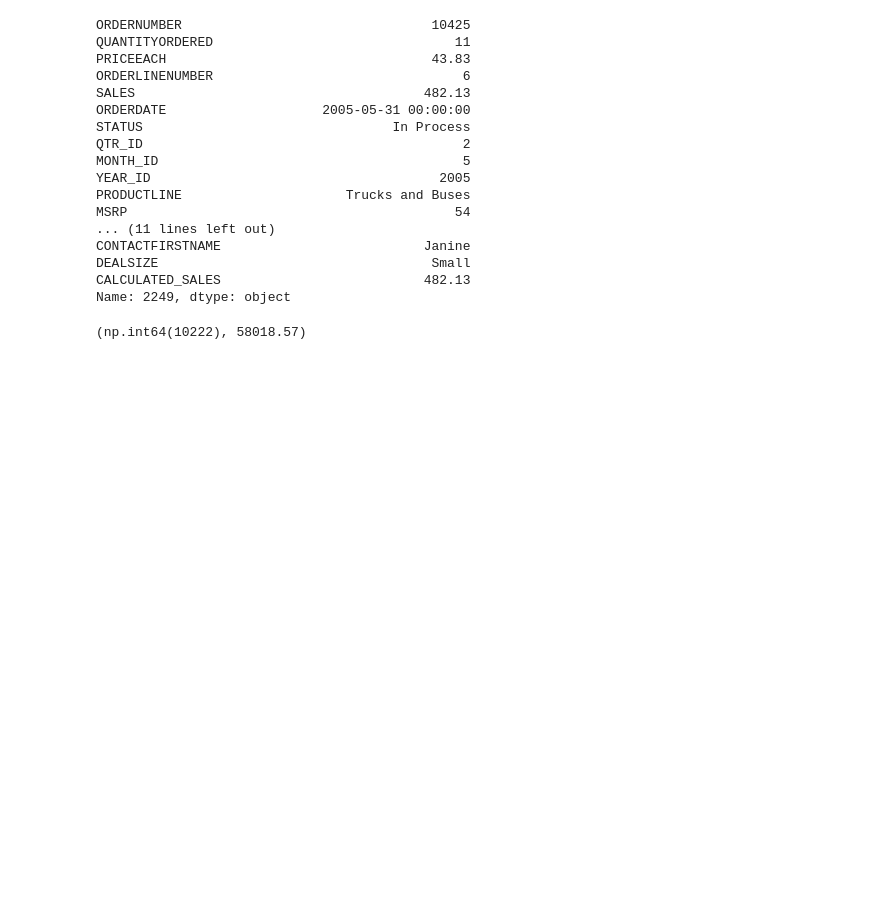
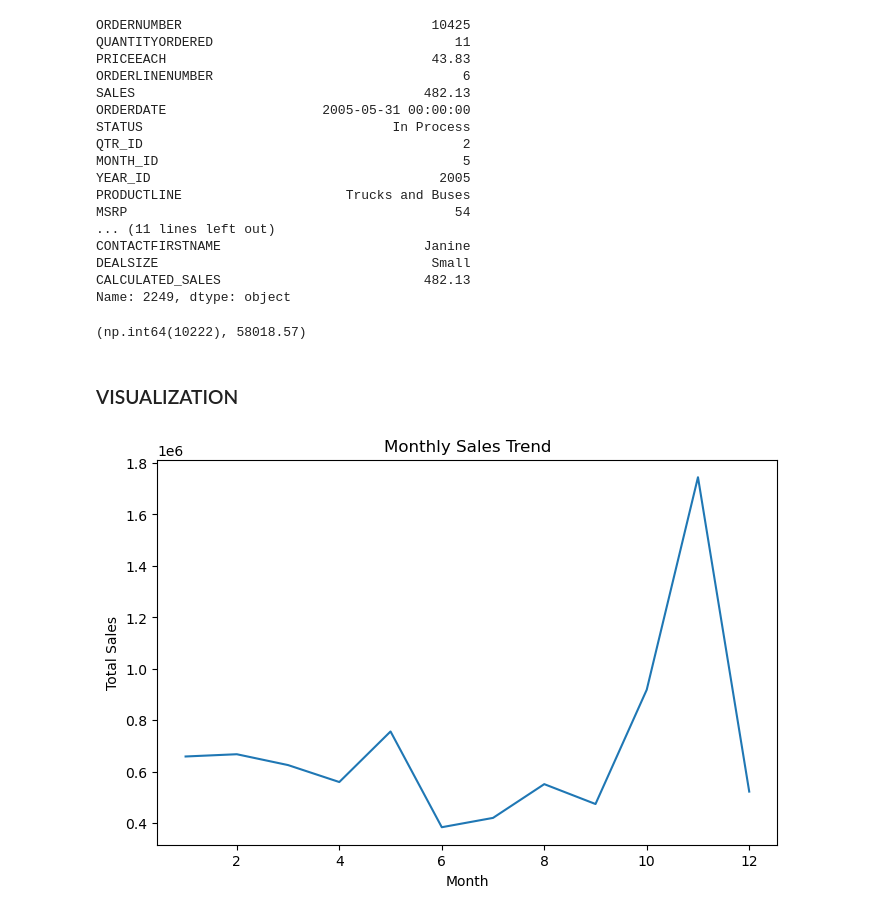
Before and after one commit to MoeedKhan-AMK/Sales-and-Revenue-Analysis, a Jupyter notebook: notebooks/analysis.ipynb, the cells around one changed output. Saved outputs shown, nothing was run; the diff lists cells and outputs as text; code cells hidden in the pictures; blank space fills up the shorter version.

Commit message:
Monthly Sales and Yearly Sales Trend. Top products by revenue updated

```diff
--- a/notebooks/analysis.ipynb
+++ b/notebooks/analysis.ipynb
@@ -164,2 +158,2 @@ df_month_sales
 # %%
-df.groupby('MONTH_ID')['CALCULATED_SALES'].sum()
+df_month_sales = df.groupby('MONTH_ID')['CALCULATED_SALES'].sum()
@@ -258,3 +232,18 @@ highest_order_value = df_highest_revenue_order.max()
 highest_order_id, highest_order_value
 # %% [output]
 (np.int64(10222), 58018.57)
+# %% [markdown]
+### VISUALIZATION
+# %%
+#PLOTING MONTHLY SALES TREND
+
+plt.figure(figsize=(8,5))
+plt.plot(df_month_sales.index, df_month_sales.values)
+
+plt.title("Monthly Sales Trend")
+plt.xlabel("Month")
+plt.ylabel("Total Sales")
+
+plt.show()
+# %% [output]
+[figure, added]
```
Also changed, not shown: parts of 6 cells of this notebook.
